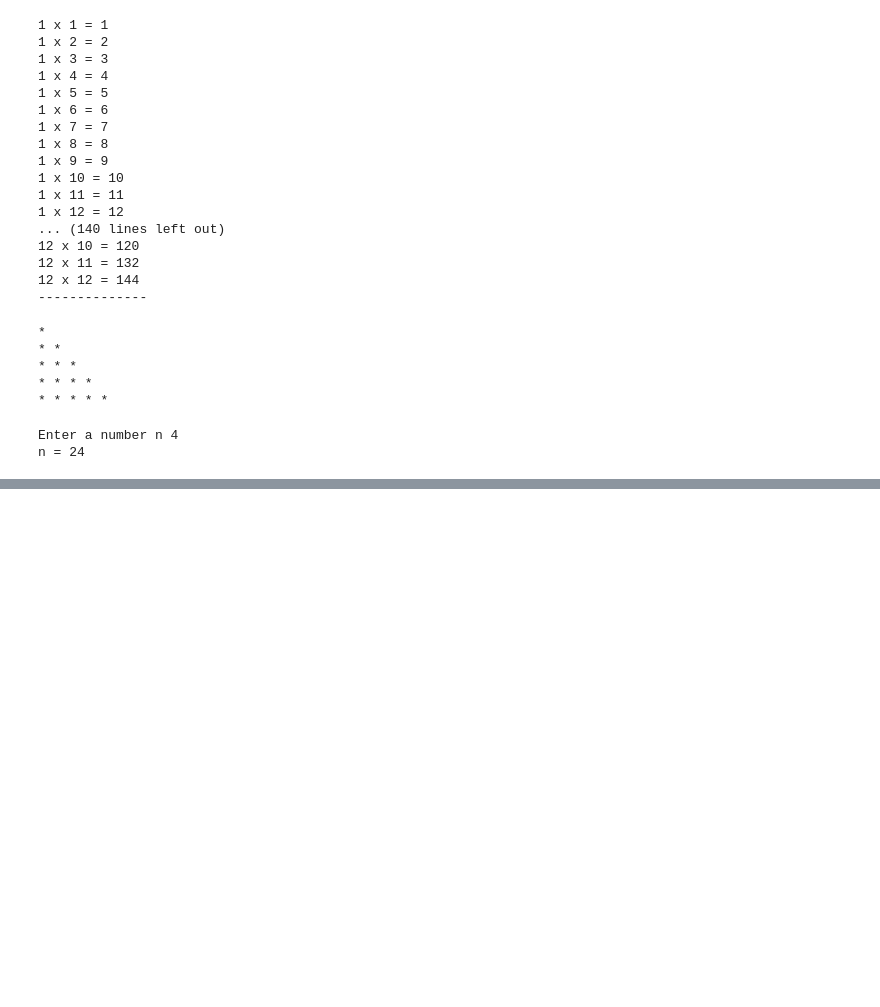
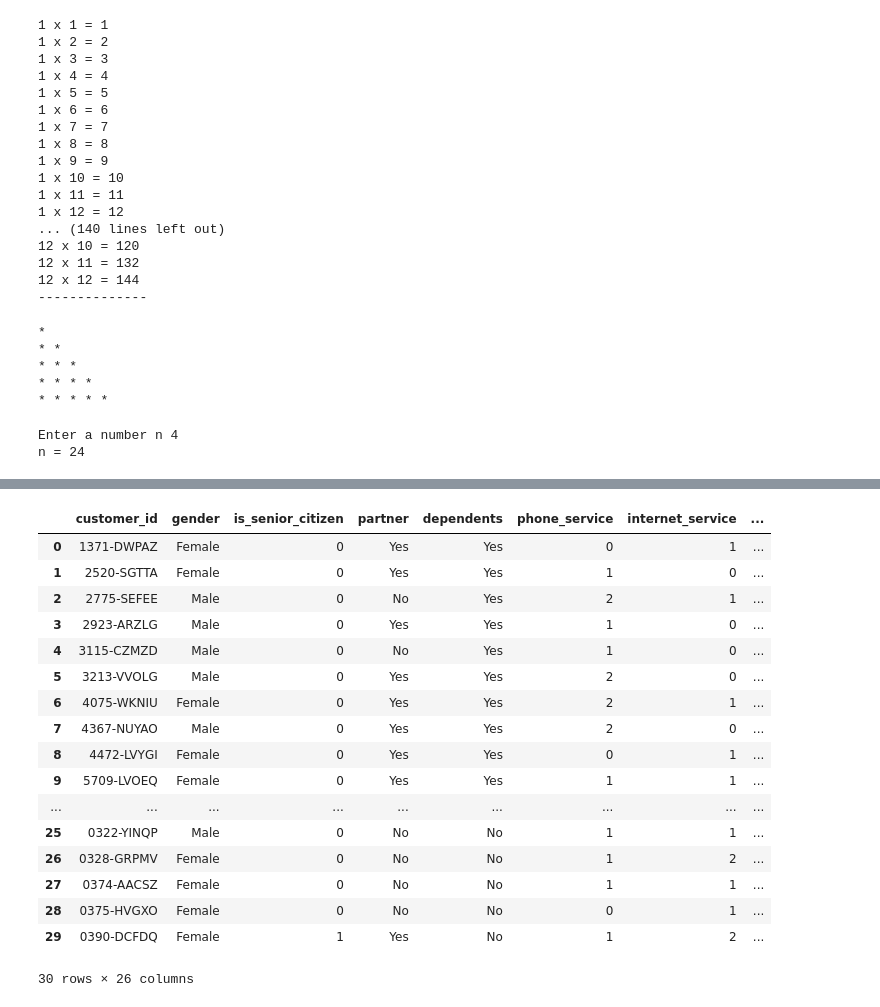
Before and after one commit to DilipBista/python-exercises, a Jupyter notebook: python_random practice_learnpython.org .ipynb, the cells around one changed output, grey strips where cells are left out. Cells and saved outputs as stored; diff of their text form; code cells hidden in the pictures; blank space fills up the shorter version.

```diff
--- a/python_random practice_learnpython.org .ipynb
+++ b/python_random practice_learnpython.org .ipynb
@@ -138,0 +172,3 @@ n = 24
+# %%
+all_data = exercise_data = pd.read_csv("/Users/dilip/Desktop/cust_data - data.csv")
+all_data
@@ -138,0 +189,21 @@ n = 24
+# %%
+all_data.head(30)
+# %% [output]
+|  | customer_id | gender | is_senior_citizen | partner | dependents | phone_service | internet_service | ... |
+| 0 | 1371-DWPAZ | Female | 0 | Yes | Yes | 0 | 1 | ... |
+| 1 | 2520-SGTTA | Female | 0 | Yes | Yes | 1 | 0 | ... |
+| 2 | 2775-SEFEE | Male | 0 | No | Yes | 2 | 1 | ... |
+| 3 | 2923-ARZLG | Male | 0 | Yes | Yes | 1 | 0 | ... |
+| 4 | 3115-CZMZD | Male | 0 | No | Yes | 1 | 0 | ... |
+| 5 | 3213-VVOLG | Male | 0 | Yes | Yes | 2 | 0 | ... |
+| 6 | 4075-WKNIU | Female | 0 | Yes | Yes | 2 | 1 | ... |
+| 7 | 4367-NUYAO | Male | 0 | Yes | Yes | 2 | 0 | ... |
+| 8 | 4472-LVYGI | Female | 0 | Yes | Yes | 0 | 1 | ... |
+| 9 | 5709-LVOEQ | Female | 0 | Yes | Yes | 1 | 1 | ... |
+| ... | ... | ... | ... | ... | ... | ... | ... | ... |
+| 25 | 0322-YINQP | Male | 0 | No | No | 1 | 1 | ... |
+| 26 | 0328-GRPMV | Female | 0 | No | No | 1 | 2 | ... |
+| 27 | 0374-AACSZ | Female | 0 | No | No | 1 | 1 | ... |
+| 28 | 0375-HVGXO | Female | 0 | No | No | 0 | 1 | ... |
+| 29 | 0390-DCFDQ | Female | 1 | Yes | No | 1 | 2 | ... |
+30 rows × 26 columns
```
Also changed, not shown: parts of 14 cells of this notebook.
